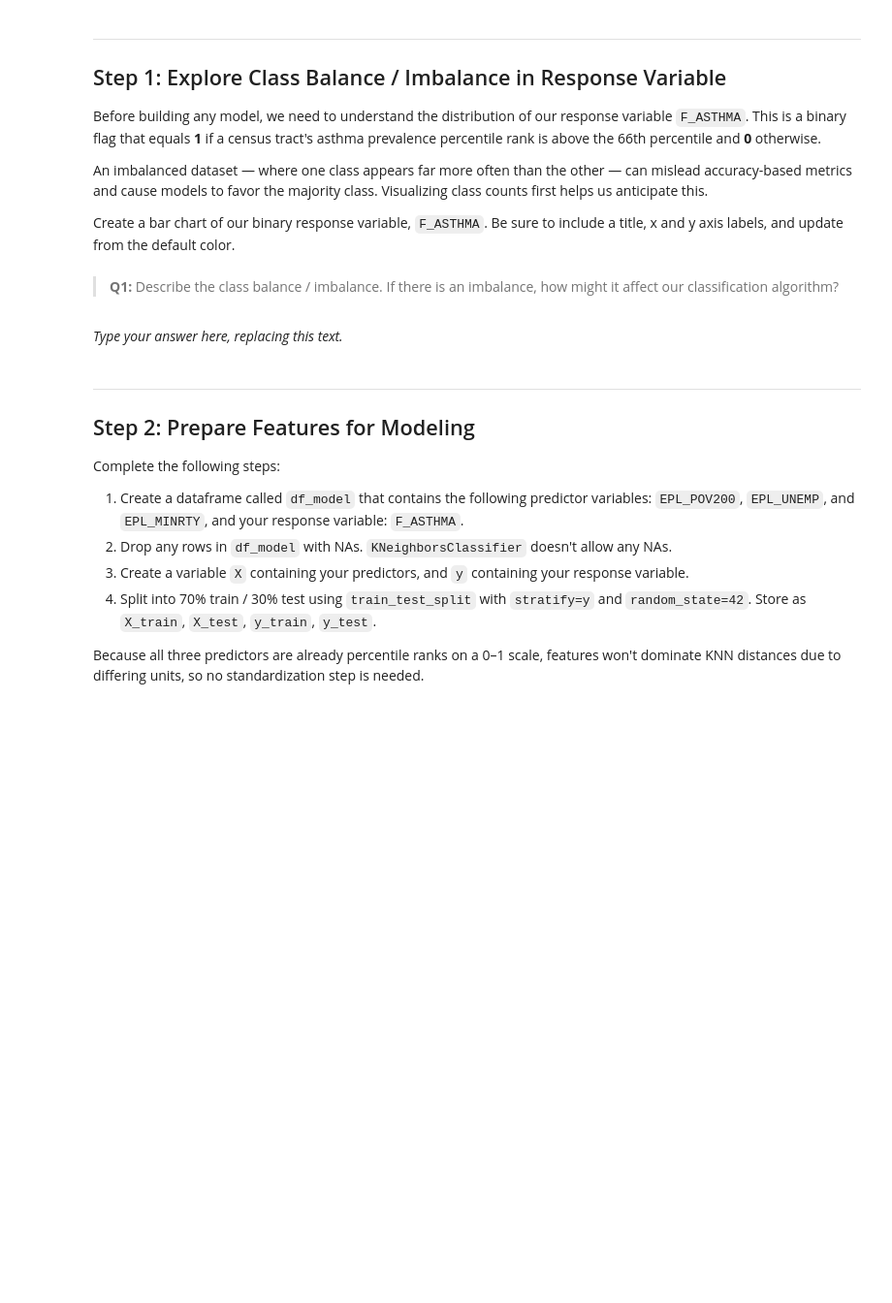
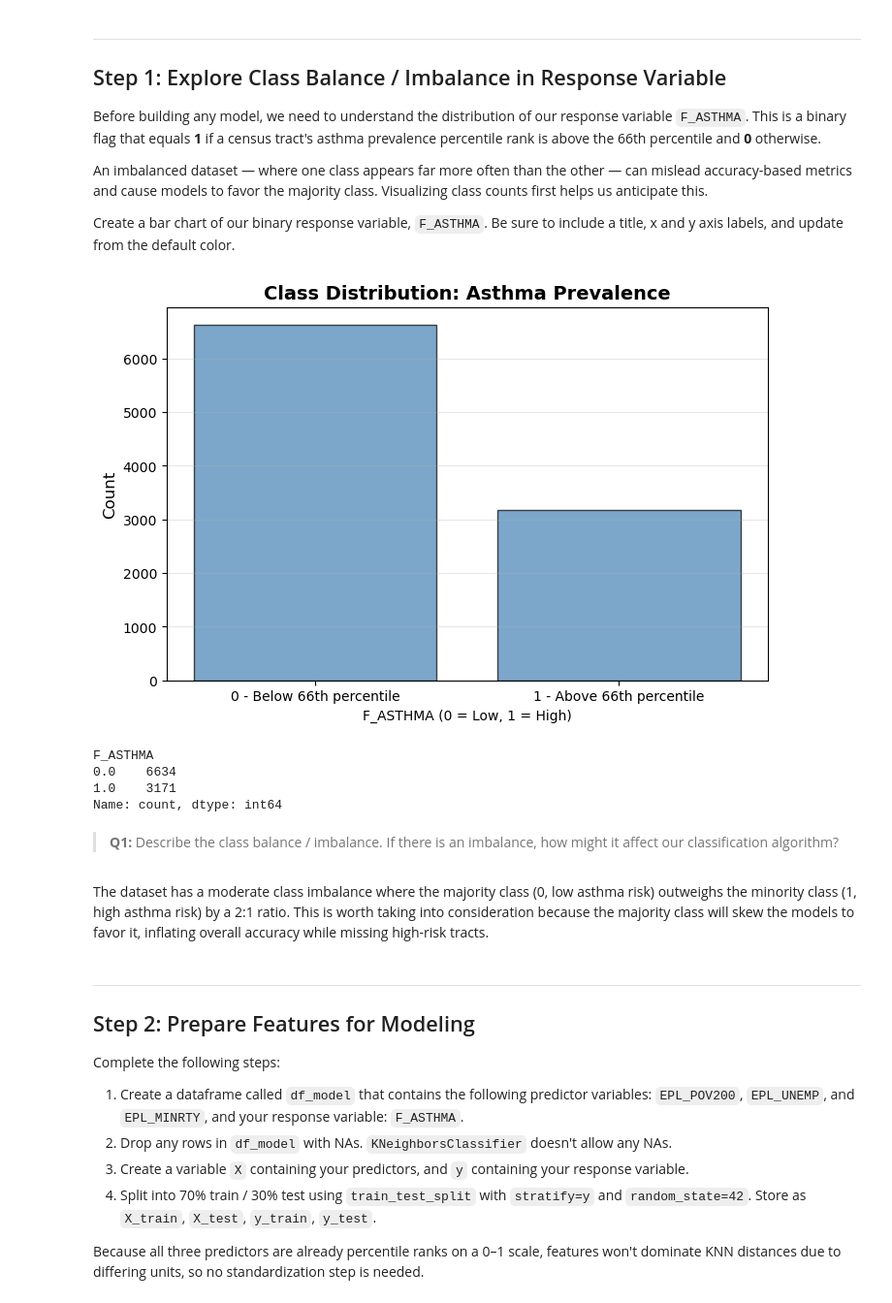
Before and after one commit to pfnorton39/assignment-2, a Jupyter notebook: task2/hw2-task2.ipynb, the cells around one changed output. Shown at 97% size. Cells and saved outputs as stored; diff of their text form; code cells hidden in the pictures; blank space fills up the shorter version.

```diff
--- a/task2/hw2-task2.ipynb
+++ b/task2/hw2-task2.ipynb
@@ -89,6 +93,28 @@ Before building any model, we need to understand the distribution of our respons
 An imbalanced dataset — where one class appears far more often than the other — can mislead accuracy-based metrics and cause models to favor the majority class. Visualizing class counts first helps us anticipate this.
 
 Create a bar chart of our binary response variable, `F_ASTHMA`. Be sure to include a title, x and y axis labels, and update from the default color.
+# %%
+# Create a bar chart of the F_ASTHMA distribution
+asthma_counts = df['F_ASTHMA'].value_counts().sort_index()
+
+# Plot
+plt.figure(figsize=(8, 5))
+plt.bar(asthma_counts.index, asthma_counts.values, color='steelblue', edgecolor='black', alpha=0.7)
+plt.xlabel('F_ASTHMA (0 = Low, 1 = High)', fontsize=10)
+plt.ylabel('Count', fontsize=12)
+plt.title('Class Distribution: Asthma Prevalence', fontsize=14, fontweight='bold')
+plt.xticks([0, 1], ['0 - Below 66th percentile', '1 - Above 66th percentile'])
+plt.grid(axis='y', alpha=0.3)
+plt.show()
+
+# Print the counts
+print(asthma_counts)
+# %% [output]
+[figure, added]
+F_ASTHMA
+0.0    6634
+1.0    3171
+Name: count, dtype: int64
 # %% [markdown]
 <!-- END QUESTION -->
 
@@ -96,7 +122,7 @@ Create a bar chart of our binary response variable, `F_ASTHMA`. Be sure to inclu
 
 > **Q1:** Describe the class balance / imbalance. If there is an imbalance, how might it affect our classification algorithm?
 # %% [markdown]
-_Type your answer here, replacing this text._
+The dataset has a moderate class imbalance where the majority class (0, low asthma risk) outweighs the minority class (1, high asthma risk) by a 2:1 ratio. This is worth taking into consideration because the majority class will skew the models to favor it, inflating overall accuracy while missing high-risk tracts.
 # %% [markdown]
 <!-- END QUESTION -->
 
```
Also changed, not shown: parts of 12 cells of this notebook, 4 other files.
